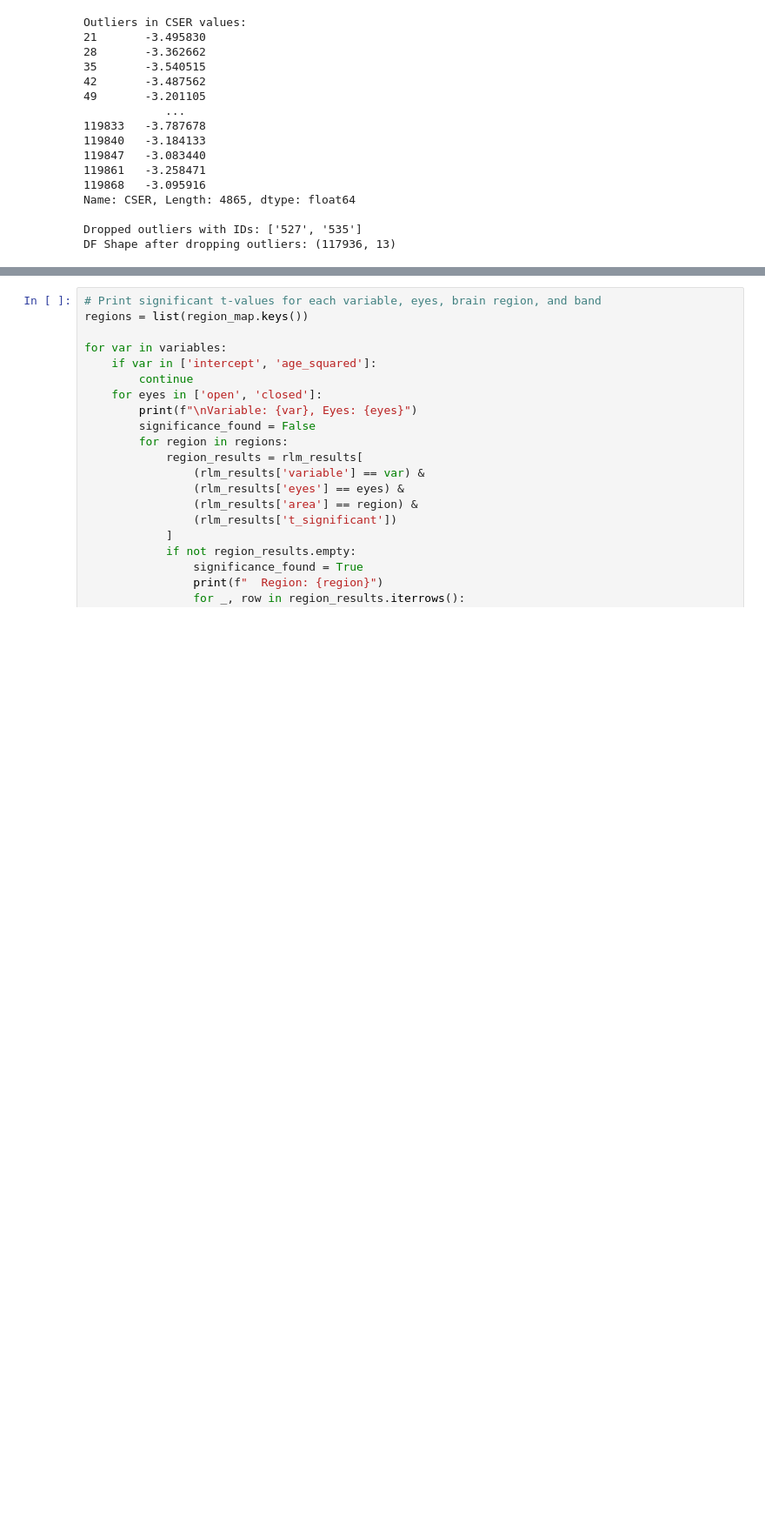
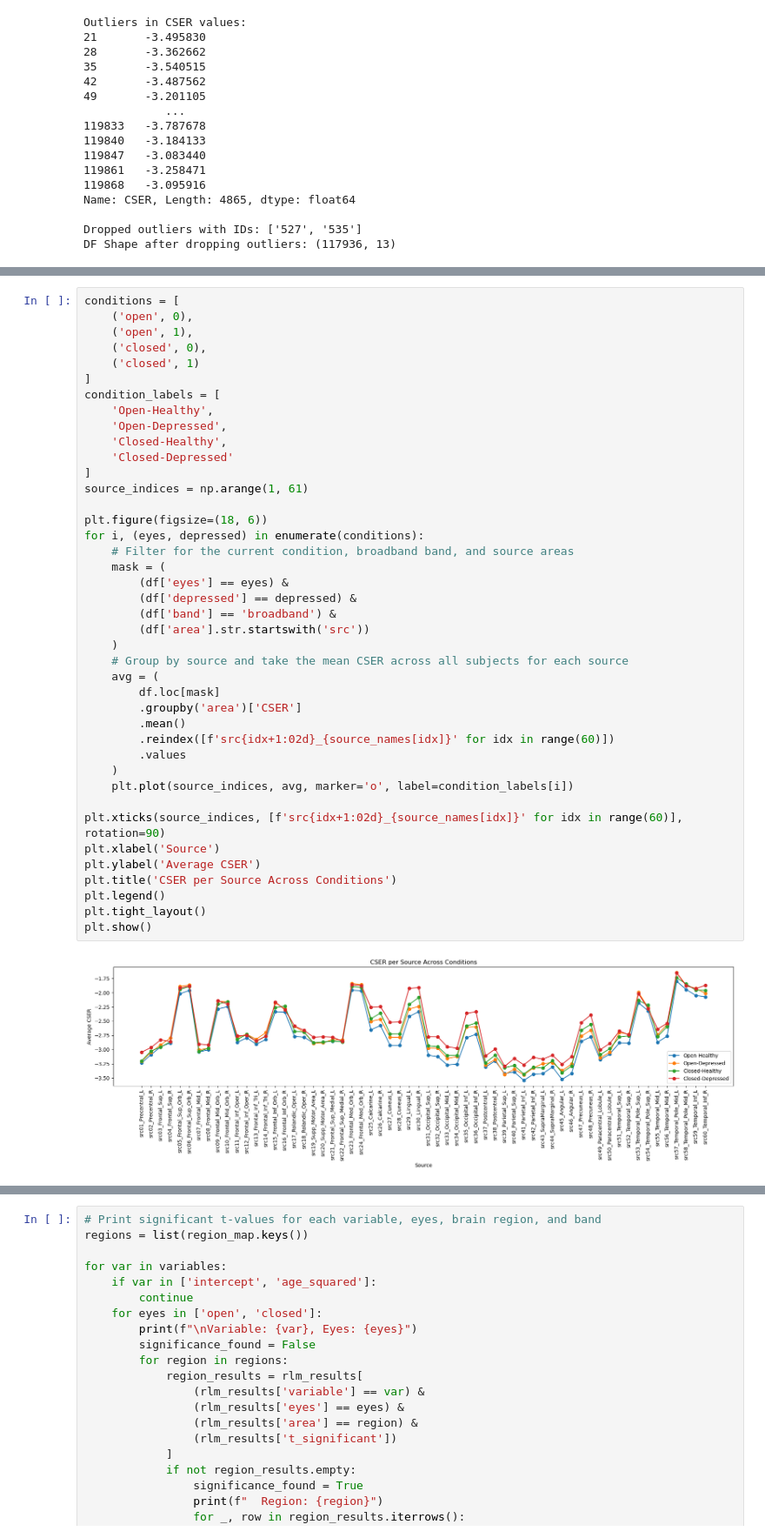
Before and after one commit to ldubravica/MScResearchProject, a Jupyter notebook: analyse_cser.ipynb, the cells around one changed output, grey strips where cells are left out. Shown at 87% size. Saved outputs shown, nothing was run; the diff lists cells and outputs as text; blank space fills up the shorter version.

```diff
--- a/cser_analysis.ipynb
+++ b/analyse_cser.ipynb
@@ -403,3 +425,46 @@ print(rlm_results)
 7391         False         False
 
 [7392 rows x 8 columns]
+# %%
+conditions = [
+    ('open', 0),
+    ('open', 1),
+    ('closed', 0),
+    ('closed', 1)
+]
+condition_labels = [
+    'Open-Healthy',
+    'Open-Depressed',
+    'Closed-Healthy',
+    'Closed-Depressed'
+]
+source_indices = np.arange(1, 61)
+
+plt.figure(figsize=(18, 6))
+for i, (eyes, depressed) in enumerate(conditions):
+    # Filter for the current condition, broadband band, and source areas
+    mask = (
+        (df['eyes'] == eyes) &
+        (df['depressed'] == depressed) &
+        (df['band'] == 'broadband') &
+        (df['area'].str.startswith('src'))
+    )
+    # Group by source and take the mean CSER across all subjects for each source
+    avg = (
+        df.loc[mask]
+        .groupby('area')['CSER']
+        .mean()
+        .reindex([f'src{idx+1:02d}_{source_names[idx]}' for idx in range(60)])
+        .values
+    )
+    plt.plot(source_indices, avg, marker='o', label=condition_labels[i])
+
+plt.xticks(source_indices, [f'src{idx+1:02d}_{source_names[idx]}' for idx in range(60)], rotation=90)
+plt.xlabel('Source')
+plt.ylabel('Average CSER')
+plt.title('CSER per Source Across Conditions')
+plt.legend()
+plt.tight_layout()
+plt.show()
+# %% [output]
+[figure, added]
```
Also changed, not shown: parts of 12 cells of this notebook, 9 other files.
